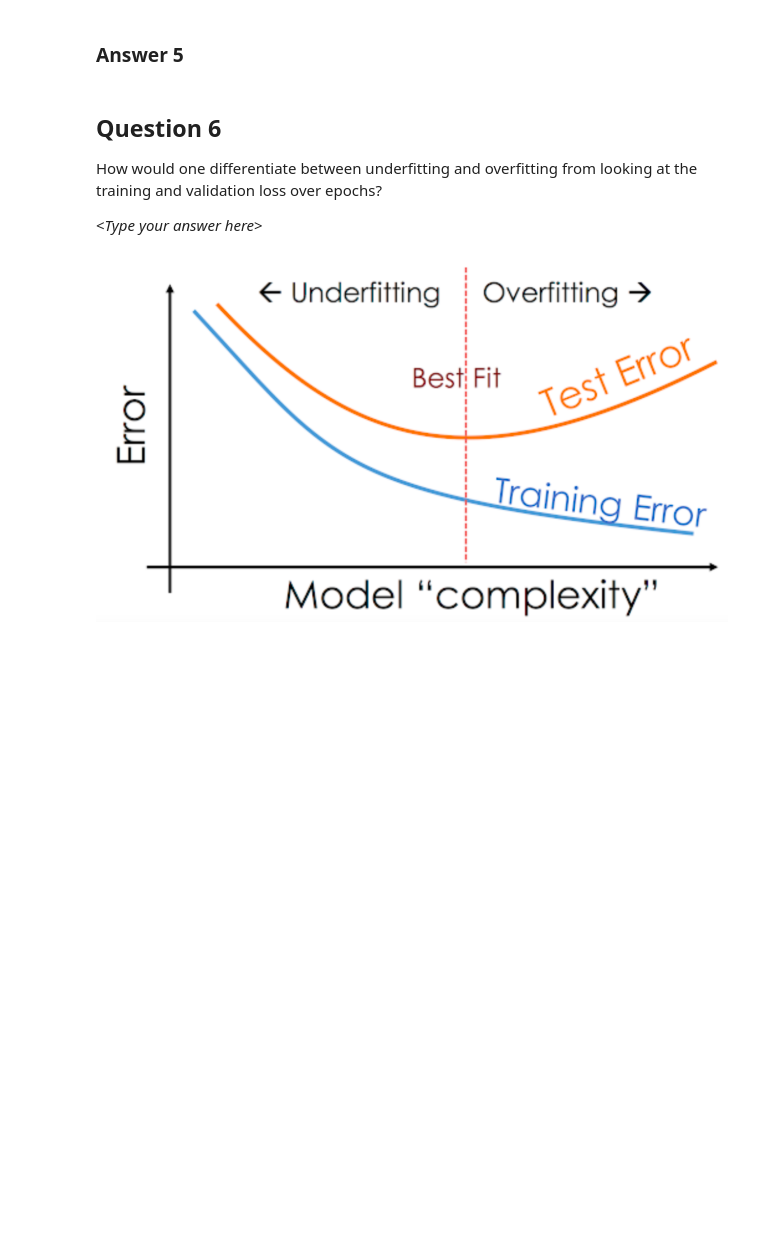
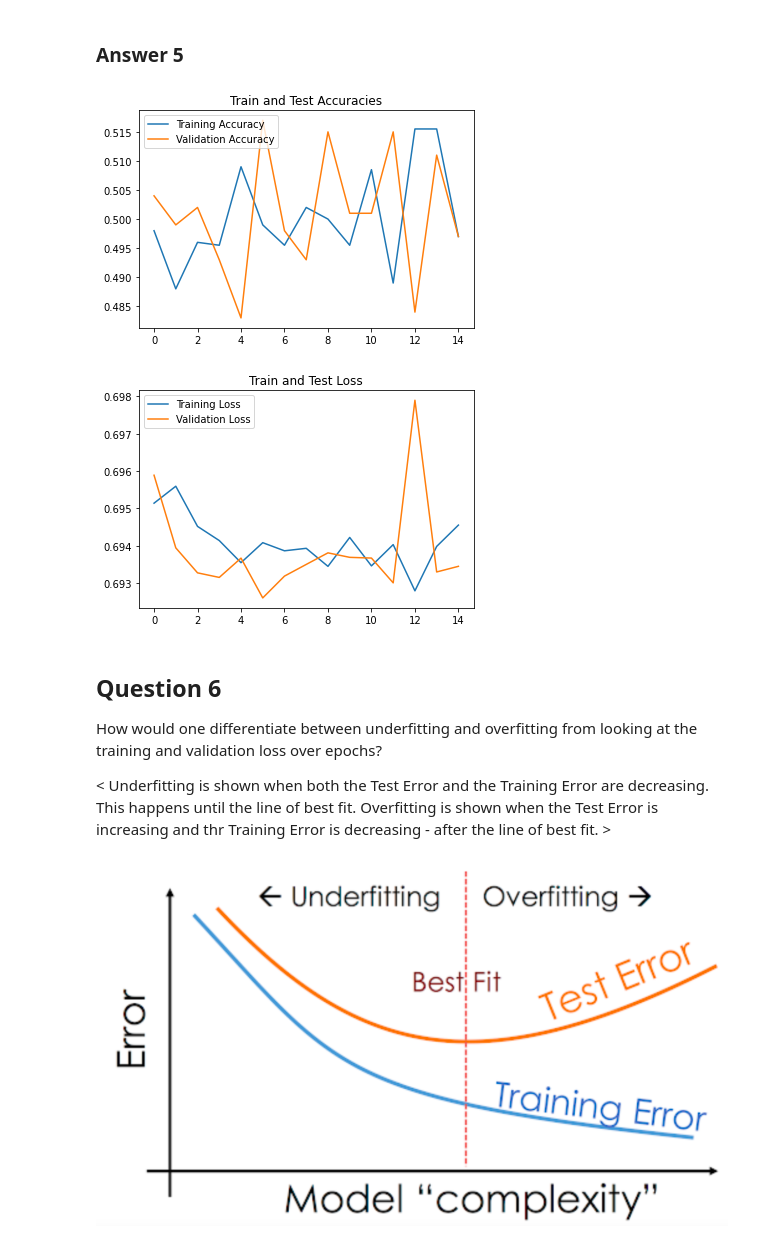
Before and after one commit to NityaK05/FutureMakers2022, a Jupyter notebook: Day_12_Image_Classification_NK.ipynb, the cells around one changed output. Saved outputs shown, nothing was run; the diff lists cells and outputs as text; code cells hidden in the pictures; blank space fills up the shorter version.

```diff
--- a/Day_12_Image_Classification_NK.ipynb
+++ b/Day_12_Image_Classification_NK.ipynb
@@ -263,14 +263,16 @@ You need to define
 ### Answer 3
 # %%
 model = tf.keras.models.Sequential([
-  tf.keras.layers.Conv2D(64, (3,3), activation='relu', input_shape=(150, 150, 3)),
+  tf.keras.layers.Conv2D(32, (3,3), activation='relu', input_shape=(150, 150, 3)),
+  tf.keras.layers.ReLU(),
   tf.keras.layers.MaxPooling2D(2, 2),
-  tf.keras.layers.Conv2D(64, (3,3), activation='relu'),
+  tf.keras.layers.Conv2D(32, (3,3), activation='relu'),
+  tf.keras.layers.ReLU(),
   tf.keras.layers.MaxPooling2D(2, 2),
   tf.keras.layers.Flatten(),
   tf.keras.layers.Dense(128, activation='relu'),
-  tf.keras.layers.Dense(32, activation='relu'),
-  tf.keras.layers.Dense(2, activation='sigmoid')
+  tf.keras.layers.ReLU(),
+  tf.keras.layers.Dense(32, activation='softmax')
 ])
 
 model.compile(optimizer='adam', loss='sparse_categorical_crossentropy', metrics=['accuracy'])
@@ -363,8 +374,34 @@ pot.plt()
+# %%
+"""Enter your answer 5 code here"""
+import  matplotlib.pyplot as plt
+
+train_acc = history.history['accuracy']
+val_acc = history.history['val_accuracy']
+train_loss = history.history['loss']
+val_loss = history.history['val_loss']
+
+epochs = range(len(train_acc))
+
+plt.plot(epochs, train_acc, label='Training Accuracy')
+plt.plot(epochs, val_acc, label='Validation Accuracy')
+plt.title('Train and Test Accuracies')
+plt.legend()
+plt.figure()
+
+plt.plot(epochs, train_loss, label='Training Loss')
+plt.plot(epochs, val_loss, label='Validation Loss')
+plt.title('Train and Test Loss')
+plt.legend()
+
+plt.show()
+# %% [output]
+[figure, added]
+[figure, added]
 # %% [markdown]
 ## Question 6
 How would one differentiate between underfitting and overfitting from looking at the training and validation loss over epochs?
 
-\<*Type your answer here*\>
+< Underfitting is shown when both the Test Error and the Training Error are decreasing. This happens until the line of best fit. Overfitting is shown when the Test Error is increasing and thr Training Error is decreasing - after the line of best fit. >
 # %% [markdown]
 ![image.png](embedded-picture-1)
 # %% [markdown]
```
Also changed, not shown: parts of 2 cells of this notebook.
